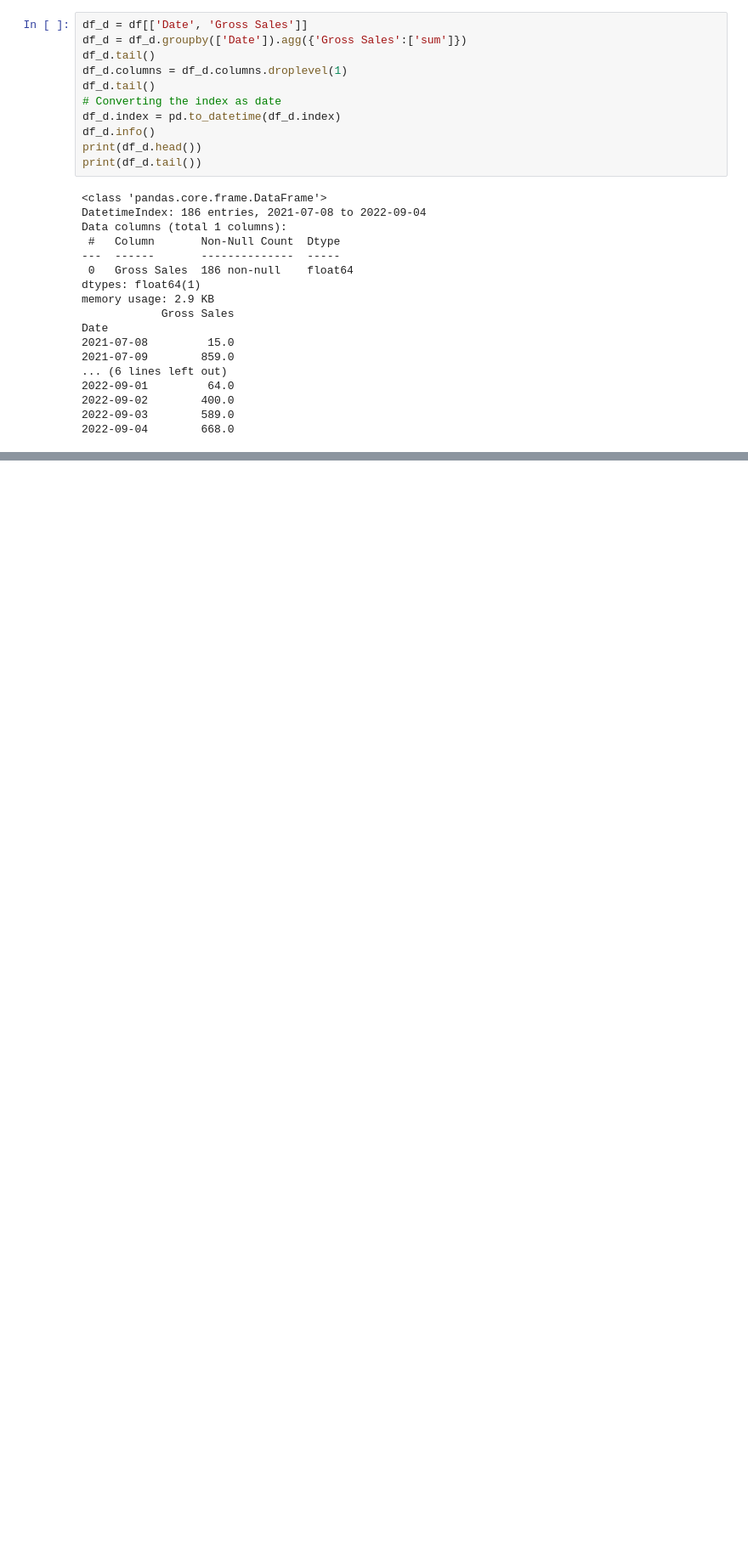
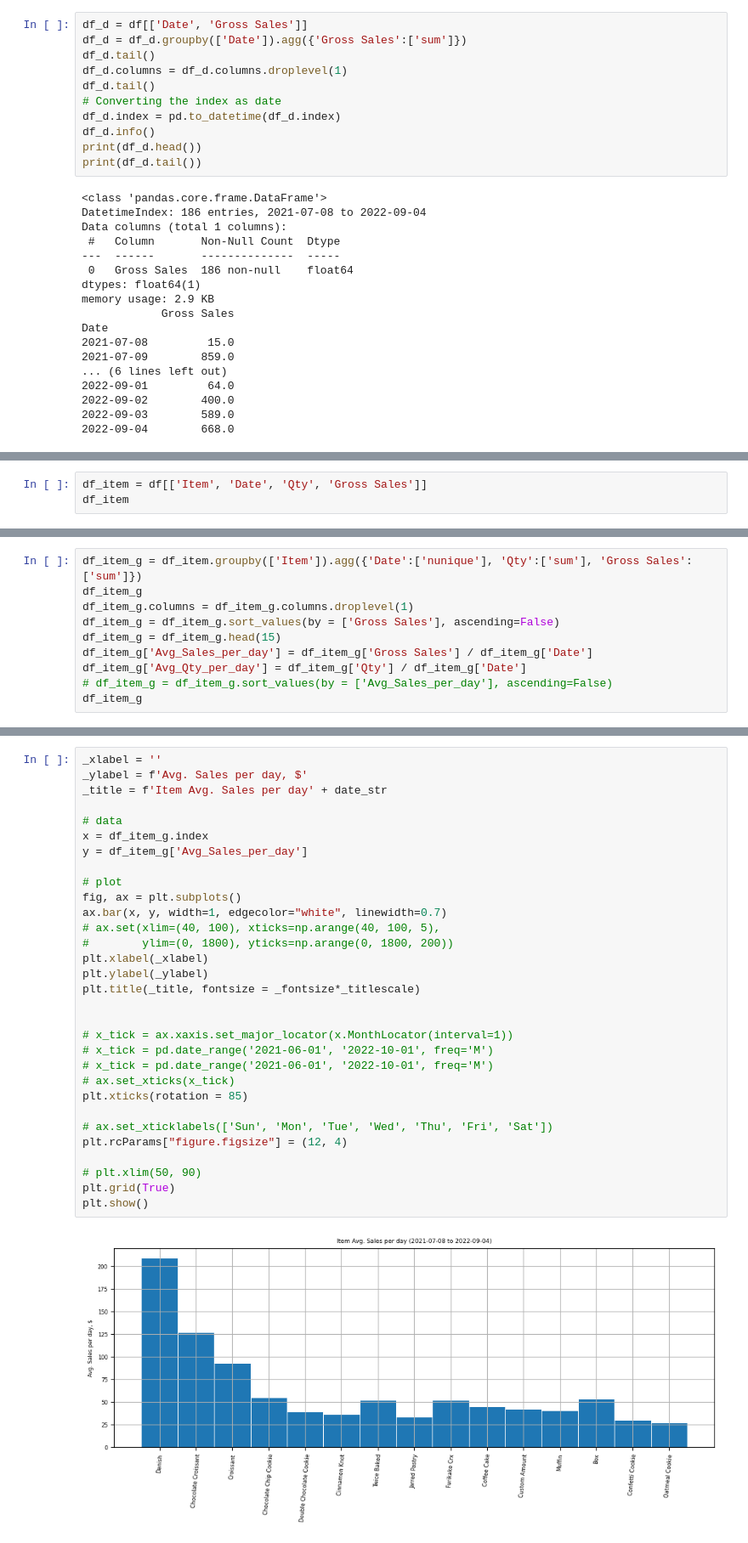
Before and after one commit to pympk/py379, a Jupyter notebook: bb/item_sale_group.ipynb, the cells around one changed output, grey strips where cells are left out. Shown at 85% size. Cells and saved outputs as stored; diff of their text form; blank space fills up the shorter version.

```diff
--- a/bb/item_sale_group.ipynb
+++ b/bb/item_sale_group.ipynb
@@ -494,0 +511,3 @@ plt.show()
+# %%
+df_item = df[['Item', 'Date', 'Qty', 'Gross Sales']]
+df_item
@@ -494,0 +528,10 @@ plt.show()
+# %%
+df_item_g = df_item.groupby(['Item']).agg({'Date':['nunique'], 'Qty':['sum'], 'Gross Sales':['sum']})
+df_item_g
+df_item_g.columns = df_item_g.columns.droplevel(1)
+df_item_g = df_item_g.sort_values(by = ['Gross Sales'], ascending=False)
+df_item_g = df_item_g.head(15)
+df_item_g['Avg_Sales_per_day'] = df_item_g['Gross Sales'] / df_item_g['Date']
+df_item_g['Avg_Qty_per_day'] = df_item_g['Qty'] / df_item_g['Date']
+# df_item_g = df_item_g.sort_values(by = ['Avg_Sales_per_day'], ascending=False)
+df_item_g
@@ -494,0 +556,33 @@ plt.show()
+# %%
+_xlabel = ''
+_ylabel = f'Avg. Sales per day, $'
+_title = f'Item Avg. Sales per day' + date_str
+
+# data
+x = df_item_g.index
+y = df_item_g['Avg_Sales_per_day']
+
+# plot
+fig, ax = plt.subplots()
+ax.bar(x, y, width=1, edgecolor="white", linewidth=0.7)
+# ax.set(xlim=(40, 100), xticks=np.arange(40, 100, 5),
+#        ylim=(0, 1800), yticks=np.arange(0, 1800, 200))
+plt.xlabel(_xlabel)
+plt.ylabel(_ylabel)
+plt.title(_title, fontsize = _fontsize*_titlescale)
+
+
+# x_tick = ax.xaxis.set_major_locator(x.MonthLocator(interval=1))
+# x_tick = pd.date_range('2021-06-01', '2022-10-01', freq='M')
+# x_tick = pd.date_range('2021-06-01', '2022-10-01', freq='M')
+# ax.set_xticks(x_tick)
+plt.xticks(rotation = 85)
+
+# ax.set_xticklabels(['Sun', 'Mon', 'Tue', 'Wed', 'Thu', 'Fri', 'Sat'])
+plt.rcParams["figure.figsize"] = (12, 4)
+
+# plt.xlim(50, 90)
+plt.grid(True)
+plt.show()
+# %% [output]
+[figure, added]
```
Also changed, not shown: parts of 10 cells of this notebook, 1 other file.
